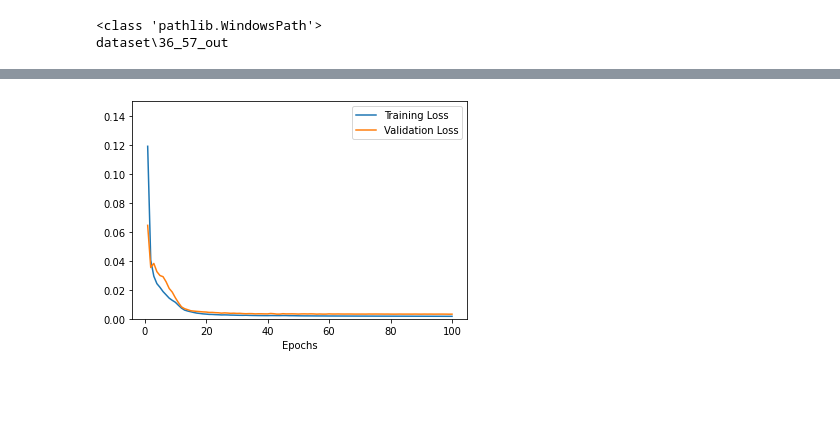
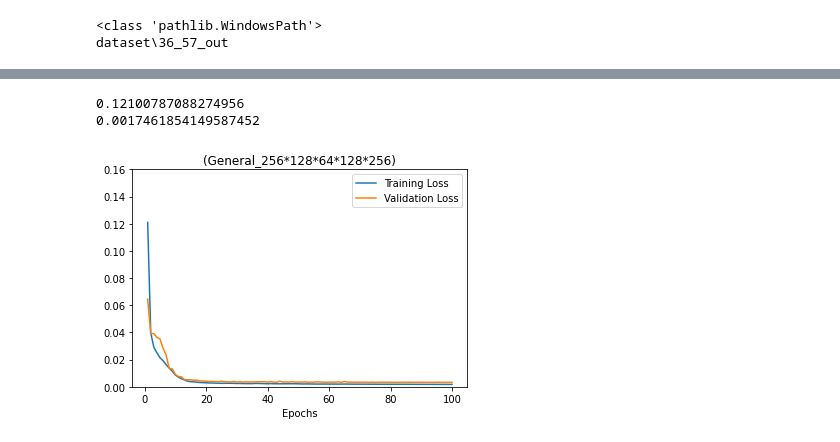
Before and after one commit to astroeye/autoencoder, a Jupyter notebook: 02_autoencoder/ae_36_57_k-fold.ipynb, the cells around one changed output, grey strips where cells are left out. Cells and saved outputs as stored; diff of their text form; code cells hidden in the pictures; blank space fills up the shorter version.

```diff
--- a/02_autoencoder/ae_36_57_k-fold.ipynb
+++ b/02_autoencoder/ae_36_57_k-fold.ipynb
@@ -286,12 +286,14 @@ class Autoencoder(Model):
         # 1st dense layer
         self.encoder = tf.keras.Sequential([
             layers.Flatten(),
+            layers.Dense(256, activation='relu'),
             layers.Dense(128, activation='relu'),
             layers.Dense(64, activation='relu'),
 
         ])
         self.decoder = tf.keras.Sequential([
             layers.Dense(128, activation='relu'),
+            layers.Dense(256, activation='relu'),
             layers.Dense(224*224, activation='sigmoid'),
             layers.Reshape((224, 224))
         ])
@@ -343,7 +345,10 @@ data_path = "./dataset/36_57_out/normal"
 x_train = create_training_data(data_path)
 
 data_path = "./dataset/36_57_out/normal_test"
-x_test = create_training_data(data_path)
+x_test_normal = create_training_data(data_path)
+
+data_path = "./dataset/36_57_out/abnormal"
+x_test_abnormal = create_training_data(data_path)
 # %%
 # '''
 # K-fold validation
@@ -492,13 +621,26 @@ average_mse_history = [
     np.mean([x[i] for x in all_mse_histories]) for i in range(num_epochs)]
 average_val_mse_history = [
     np.mean([x[i] for x in all_val_mse_histories]) for i in range(num_epochs)]
+# %%
+print(max(average_mse_history))
+print(min(average_mse_history))
+# %% [output]
+0.12100787088274956
+0.0017461854149587452
 # %%
 # Plotting validation scores
 plt.plot(range(1, len(average_mse_history) + 1), average_mse_history, label="Training Loss")
 plt.plot(range(1, len(average_val_mse_history) + 1), average_val_mse_history, label="Validation Loss")
 plt.xlabel("Epochs")
 plt.legend()
-plt.ylim([0, 0.15])
+# plt.title('(General_64)')
+# plt.title('(General_128*64*128)')
+plt.title('(General_256*128*64*128*256)')
+
+# plt.title('(General_128*64*32*64*128)')
+# plt.title('(General_256*128*64*128*256)')
+# plt.title('(General_256*256*128*256*256)')
+plt.ylim([0, 0.16])
 plt.show()
 # %% [output]
-[figure, old version]
+[figure, new version]
```
Also changed, not shown: parts of 5 cells of this notebook, 7 other files.
